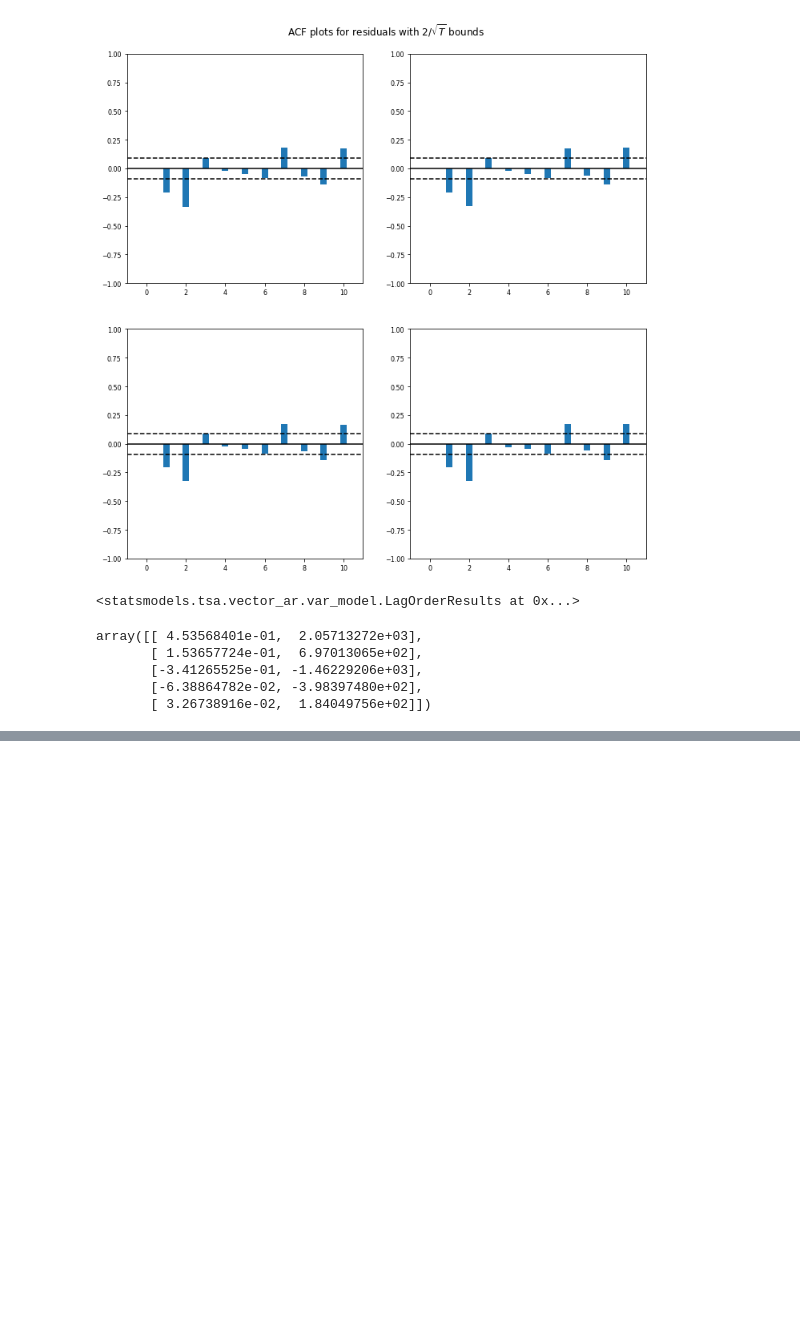
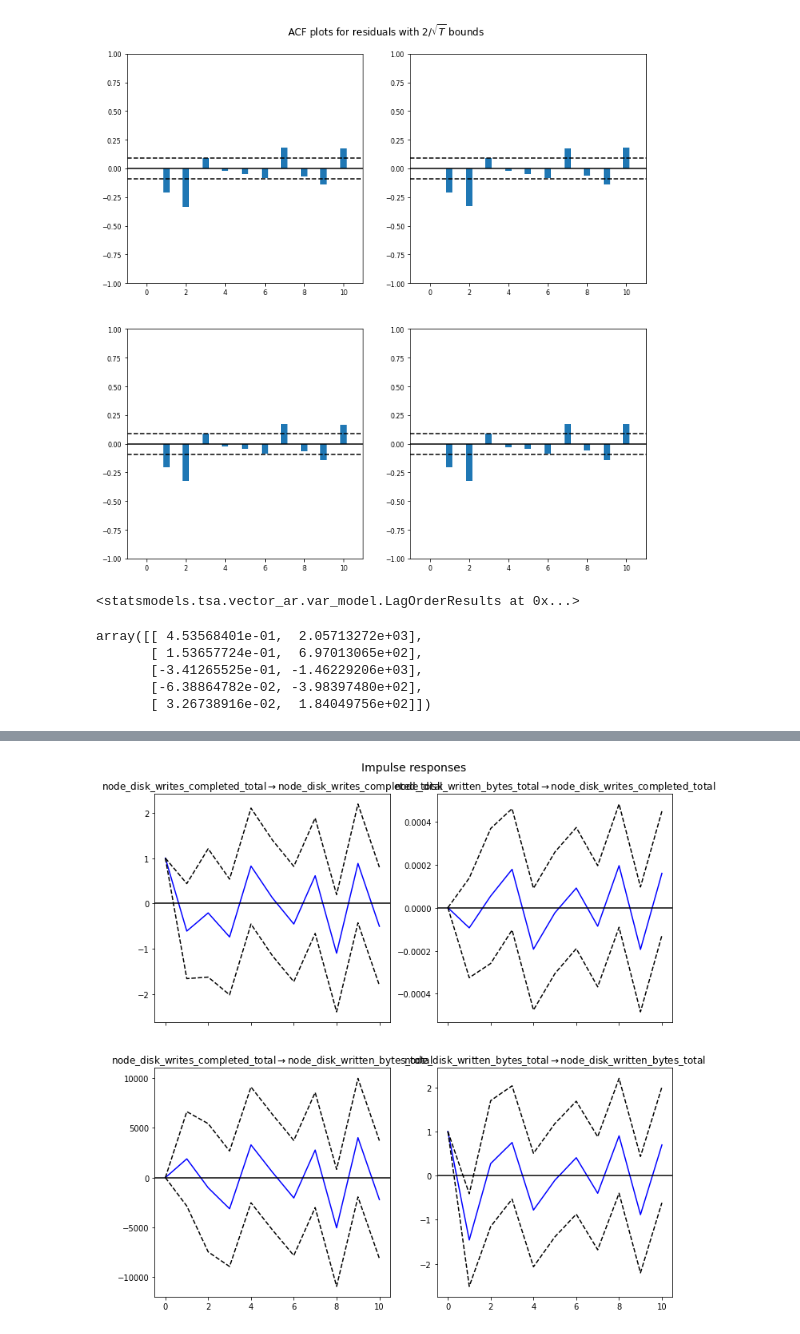
Before and after one commit to ole2252/FMS-AD, a Jupyter notebook: Framework.ipynb, the cells around one changed output, grey strips where cells are left out. Drawn from its saved outputs; the diff is of its cells as text; code cells hidden in the pictures; blank space fills up the shorter version.

```diff
--- a/Framework.ipynb
+++ b/Framework.ipynb
@@ -424,0 +426,6 @@ results.plot_forecast(10)
+# %%
+irf = results.irf(10)
+irf.plot(orth=False)
+plt.show()
+# %% [output]
+[figure, added]
```
Also changed, not shown: parts of 9 cells of this notebook.
